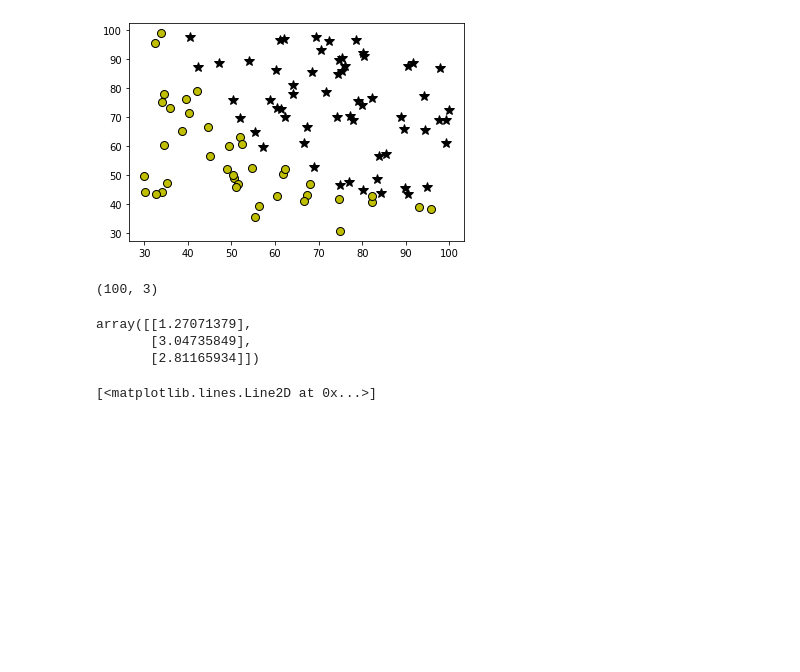
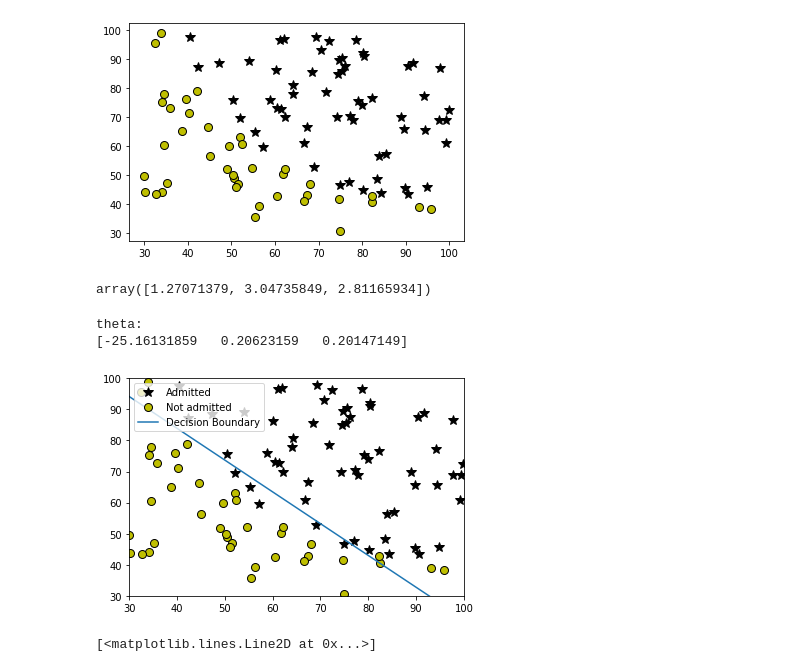
Before and after one commit to SwayamInSync/demystifying_machine_learning, a Jupyter notebook: logistic_regression/notebook.ipynb, the cells around one changed output. Cells and saved outputs as stored; diff of their text form; code cells hidden in the pictures; blank space fills up the shorter version.

Commit message:
completed logistic reg

```diff
--- a/logistic_regression/notebook.ipynb
+++ b/logistic_regression/notebook.ipynb
@@ -220,14 +243,36 @@ plotData(X,Y)
 # %% [output]
 [figure]
 # %%
+model = LogisticRegression()
 epoch = 10000
 params = model.fit(X,Y, epochs=epoch, is_normalize=True)
-params
+params.reshape(-1)
 # %% [output]
-(100, 3)
+array([1.27071379, 3.04735849, 2.81165934])
-array([[1.27071379],
-       [3.04735849],
-       [2.81165934]])
+# %%
+X_ = np.concatenate([np.ones((X.shape[0],1)),X], axis=1)
+options= {'maxiter': 400}
+initial_theta = np.zeros(X_.shape[1])
+res = optimize.minimize(costFunction,
+                        initial_theta,
+                        (X_, Y),
+                        jac=True,
+                        method='TNC',
+                        options=options)
+
+cost = res.fun
+
+theta = res.x
+
+print('theta:')
+print(theta)
+# %% [output]
+theta:
+[-25.16131859   0.20623159   0.20147149]
+# %%
+plot_boundary(theta,X_,Y)
+# %% [output]
+[figure, added]
 # %%
 plt.plot(np.array(list(range(epoch))), model.cost_history)
 # %% [output]
```
Also changed, not shown: parts of 19 cells of this notebook, 19 other files.
